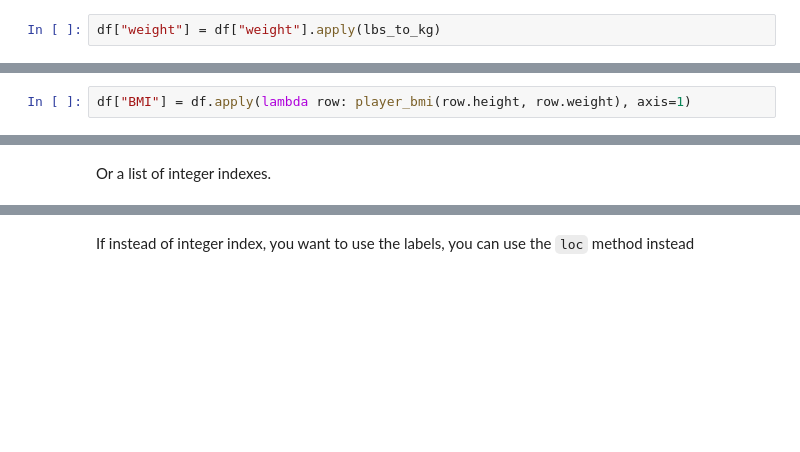
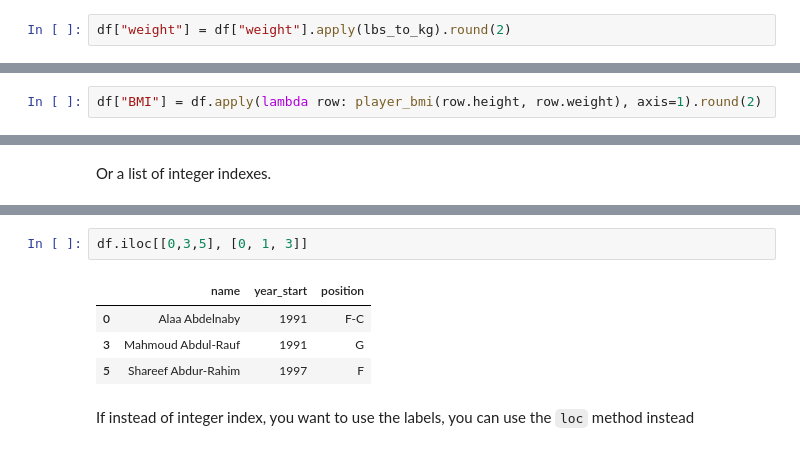
Before and after one commit to AumGupta/GPSPA, a Jupyter notebook: 04-introduction-to-pandas/introduct-to-pandas-colab.ipynb, the cells around one changed output, grey strips where cells are left out. Cells and saved outputs as stored; diff of their text form; blank space fills up the shorter version.

````diff
--- a/04-introduction-to-pandas/introduct-to-pandas-colab.ipynb
+++ b/04-introduction-to-pandas/introduct-to-pandas-colab.ipynb
@@ -287,6 +336,6 @@ df
 # %% [markdown]
 And the same for the weight.
 # %%
-df["weight"] = df["weight"].apply(lbs_to_kg)
+df["weight"] = df["weight"].apply(lbs_to_kg).round(2)
 # %%
 df
@@ -304,7 +369,7 @@ player_bmi(215.0, 120.2)
 # %% [markdown]
 Now, using a row as argument, we can run a lambda function to calculate the BMI for each. Notice that we are adding a new column to store the result as BMI column did not exists
 # %%
-df["BMI"] = df.apply(lambda row: player_bmi(row.height, row.weight), axis=1)
+df["BMI"] = df.apply(lambda row: player_bmi(row.height, row.weight), axis=1).round(2)
 # %% [markdown]
 In Python, lambda allows to create anonymous function means that a function is without a name. As we already know that def keyword is used to define the normal functions and the lambda keyword is used to create anonymous functions. It has the following syntax:
 ```
@@ -343,3 +491,10 @@ df.iloc[1:10, [0, 1, 3]]
+# %%
+df.iloc[[0,3,5], [0, 1, 3]]
+# %% [output]
+|  | name | year_start | position |
+| 0 | Alaa Abdelnaby | 1991 | F-C |
+| 3 | Mahmoud Abdul-Rauf | 1991 | G |
+| 5 | Shareef Abdur-Rahim | 1997 | F |
 # %% [markdown]
 If instead of integer index, you want to use the labels, you can use the ``loc`` method instead
 # %%
````
Also changed, not shown: parts of 24 cells of this notebook, 2 other files.
